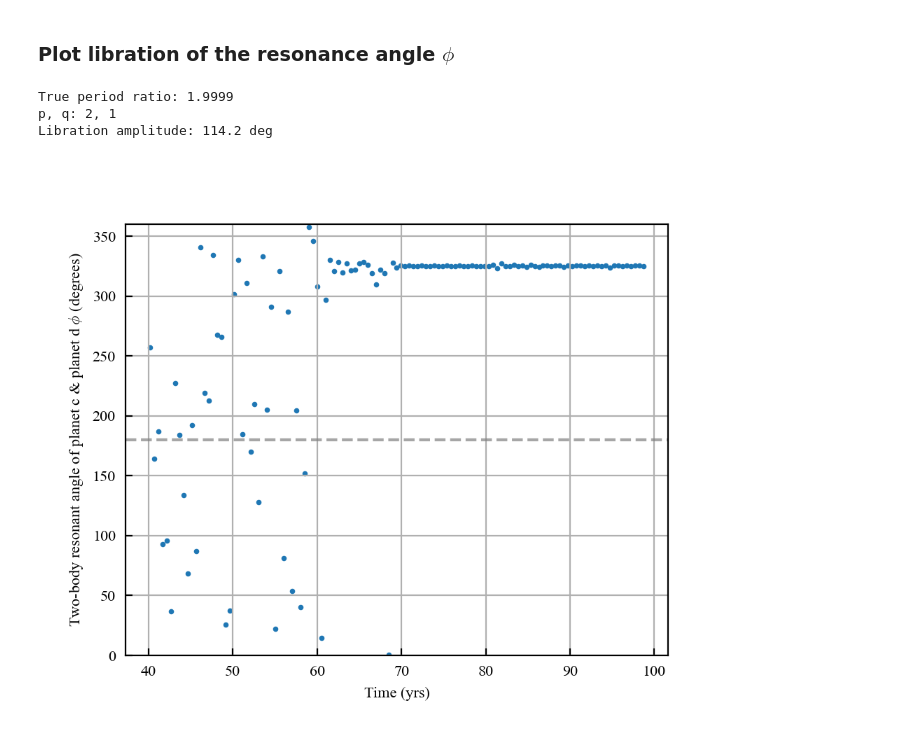
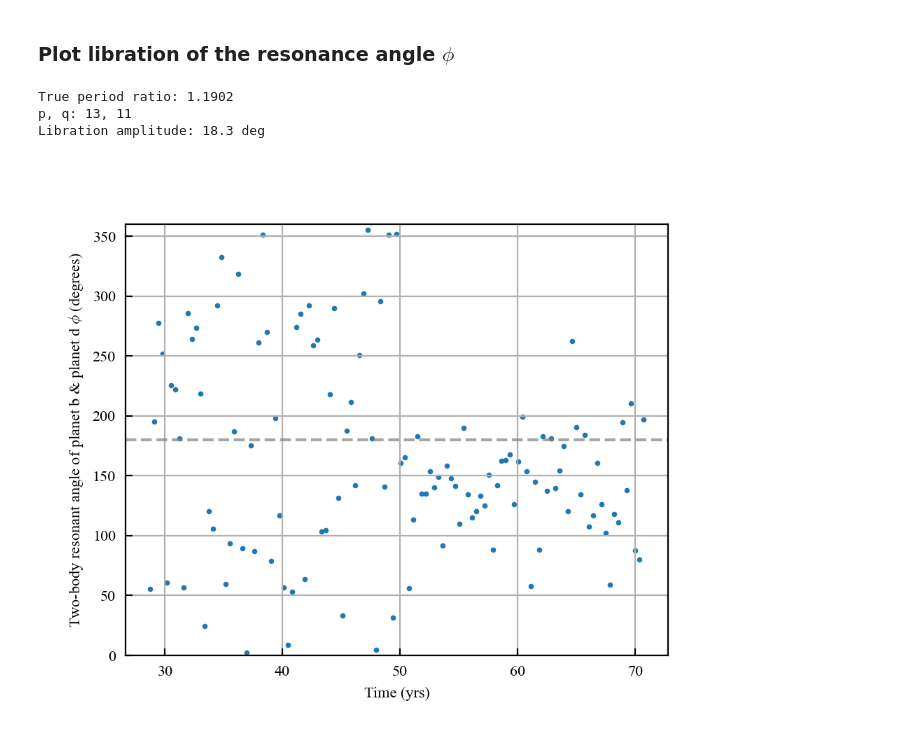
Before and after one commit to dchen10Git/uh-ifa-reu-2026, a Jupyter notebook: analyze_sims.ipynb, the cells around one changed output. Saved outputs shown, nothing was run; the diff lists cells and outputs as text; code cells hidden in the pictures.

```diff
--- a/analyze_sims.ipynb
+++ b/analyze_sims.ipynb
@@ -234,7 +231,7 @@ def plot_system(saved_sim, elements, num_pl, num_em, num_ptsml, t_units='kyr'):
     # plt.savefig("orbital_evo.svg", bbox_inches="tight")
 
 dataset_id = 7
-sim_id = 374
+sim_id = 377
 
 for sim_id in range(sim_id, sim_id+1):
 # for sim_id in inside_d:
@@ -244,7 +241,7 @@ for sim_id in range(sim_id, sim_id+1):
     try:
         saved_sim = reb_sims.load_simulation_run(file_path)
     except FileNotFoundError:
-        # print(f"Sim {sim_id} not found")
+        print(f"Sim {sim_id} not found")
         continue
 
     sim_data, metadata = saved_sim
@@ -1035,10 +1033,11 @@ plot_ae_snapshot(saved_sim, 0, 6e3, end/5+50, 2*end/5+50, 3*end/5+50, 4*end/5+50
 # %% [markdown]
 ### Plot libration of the resonance angle $\phi$
 # %%
-# mmr_id.plot_libration(m_star, rocks['planet b'], rocks['planet c'])
-mmr_id.plot_libration(m_star, rocks['planet c'], rocks['planet d'], pomega='c')
+mmr_id.plot_libration(m_star, rocks['planet b'], rocks['planet d'], pomega='c')
+# print(mmr_id.check_resonance(m_star, rocks['planet c'], rocks['planet d'], pomega='c'))
+# mmr_id.plot_libration(m_star, rocks['planet c'], rocks['planet d'], pomega='c')
 # %% [output]
-True period ratio: 1.9999
-p, q: 2, 1
-Libration amplitude: 114.2 deg
+True period ratio: 1.1902
+p, q: 13, 11
+Libration amplitude: 18.3 deg
-[figure, old version]
+[figure, new version]
```
Also changed, not shown: parts of 4 cells of this notebook, 4 other files.
